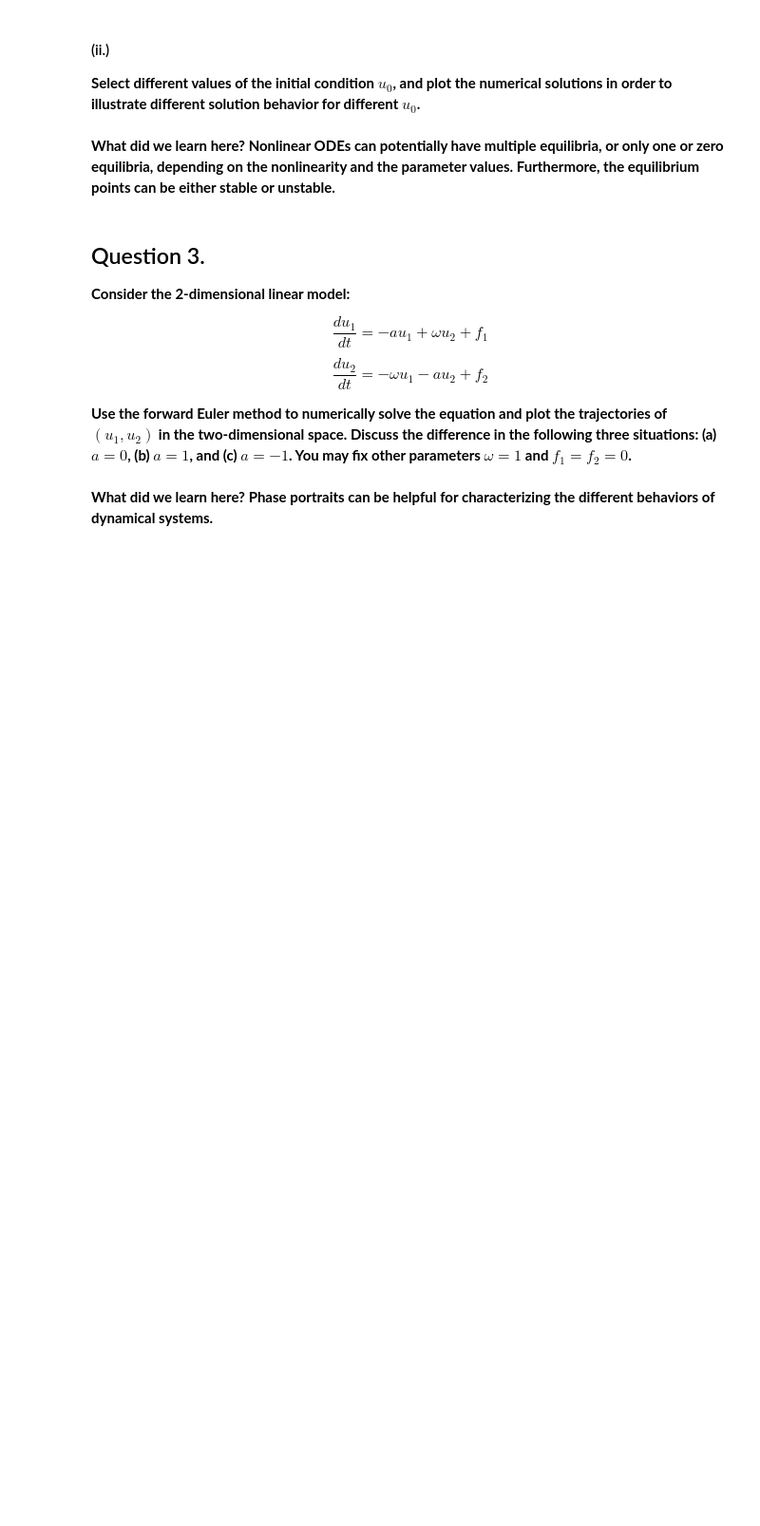
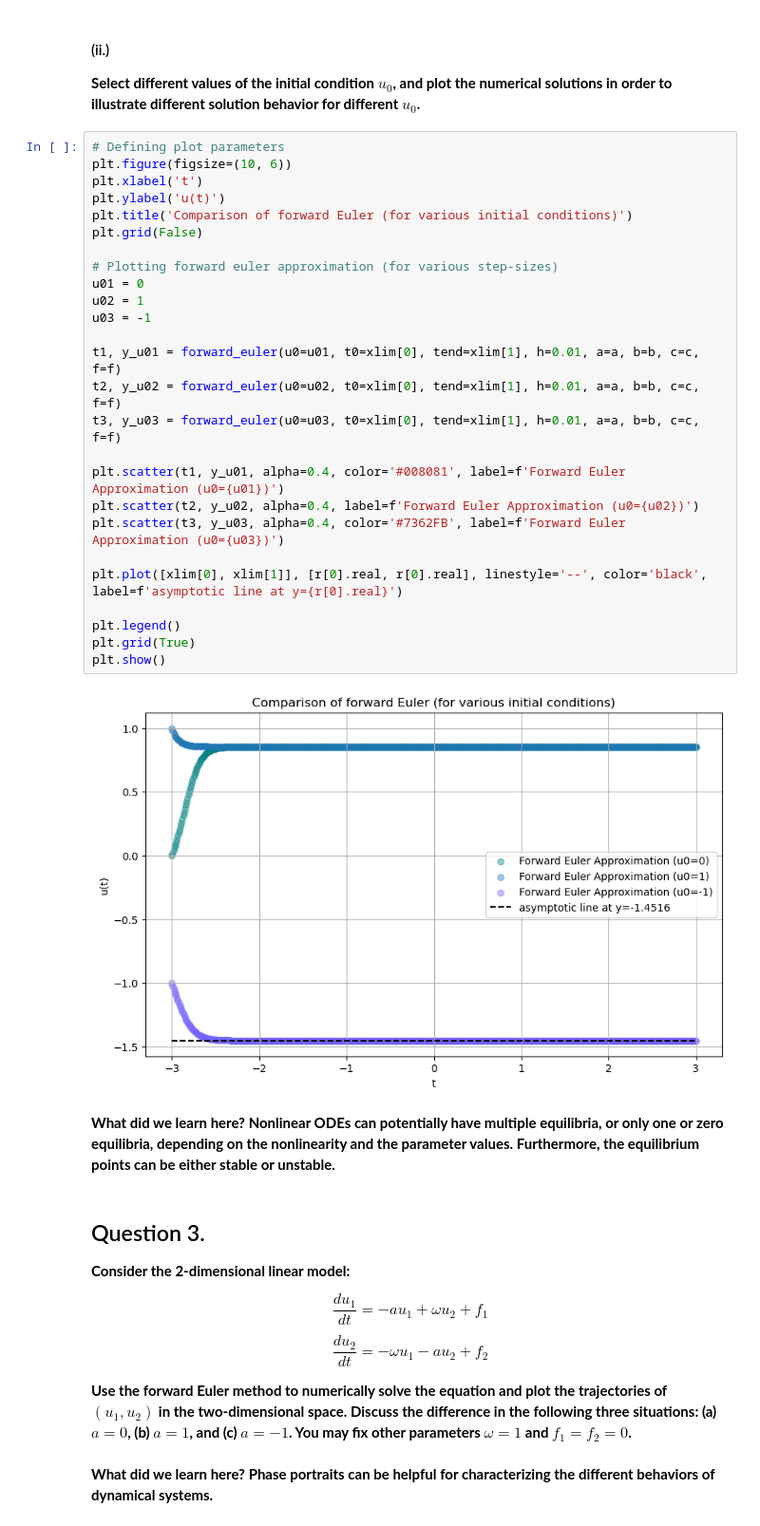
Before and after one commit to Stochastic1017/MATH_616, a Jupyter notebook: Homeworks/S_Sudhir_Homework_1.ipynb, the cells around one changed output. Shown at 95% size. Drawn from its saved outputs; the diff is of its cells as text; blank space fills up the shorter version.

```diff
--- a/Homeworks/S_Sudhir_Homework_1.ipynb
+++ b/Homeworks/S_Sudhir_Homework_1.ipynb
@@ -331,6 +382,34 @@ $r_1 = -1.4516$, $r_2 = 0.8546$ and $r_3 = -0.4030$.**
 #### (ii.)
 
 **Select different values of the initial condition $u_0$, and plot the numerical solutions in order to illustrate different solution behavior for different $u_0$.**
+# %%
+# Defining plot parameters
+plt.figure(figsize=(10, 6))
+plt.xlabel('t')
+plt.ylabel('u(t)')
+plt.title('Comparison of forward Euler (for various initial conditions)')
+plt.grid(False)
+
+# Plotting forward euler approximation (for various step-sizes)
+u01 = 0
+u02 = 1
+u03 = -1
+
+t1, y_u01 = forward_euler(u0=u01, t0=xlim[0], tend=xlim[1], h=0.01, a=a, b=b, c=c, f=f)
+t2, y_u02 = forward_euler(u0=u02, t0=xlim[0], tend=xlim[1], h=0.01, a=a, b=b, c=c, f=f)
+t3, y_u03 = forward_euler(u0=u03, t0=xlim[0], tend=xlim[1], h=0.01, a=a, b=b, c=c, f=f)
+
+plt.scatter(t1, y_u01, alpha=0.4, color='#008081', label=f'Forward Euler Approximation (u0={u01})')
+plt.scatter(t2, y_u02, alpha=0.4, label=f'Forward Euler Approximation (u0={u02})')
+plt.scatter(t3, y_u03, alpha=0.4, color='#7362FB', label=f'Forward Euler Approximation (u0={u03})')
+
+plt.plot([xlim[0], xlim[1]], [r[0].real, r[0].real], linestyle='--', color='black', label=f'asymptotic line at y={r[0].real}')
+
+plt.legend()
+plt.grid(True)
+plt.show()
+# %% [output]
+[figure, added]
 # %% [markdown]
 **What did we learn here? Nonlinear ODEs can potentially have multiple equilibria, or only one or zero equilibria, depending on the nonlinearity and the parameter values. Furthermore, the equilibrium points can be either stable or unstable.**
 # %% [markdown]
```
Also changed, not shown: parts of 4 cells of this notebook.
